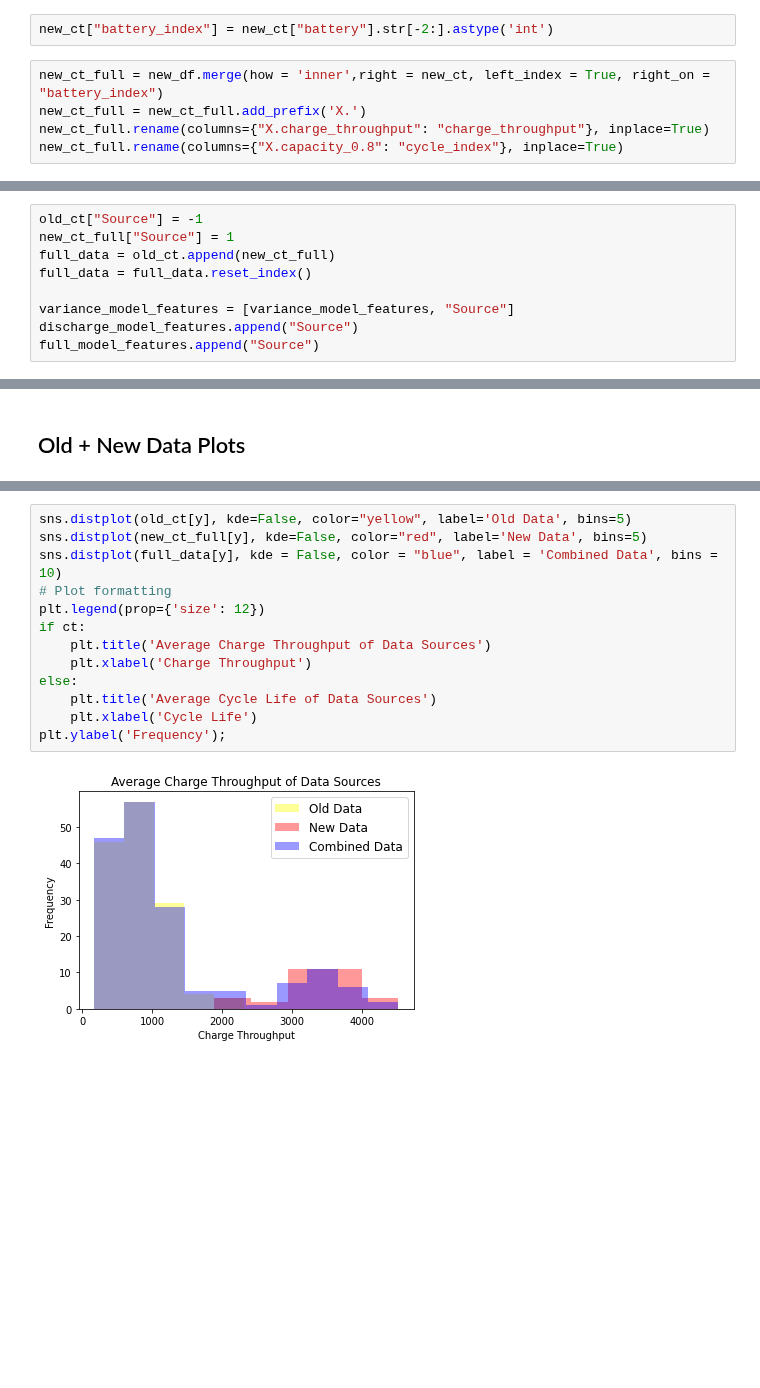
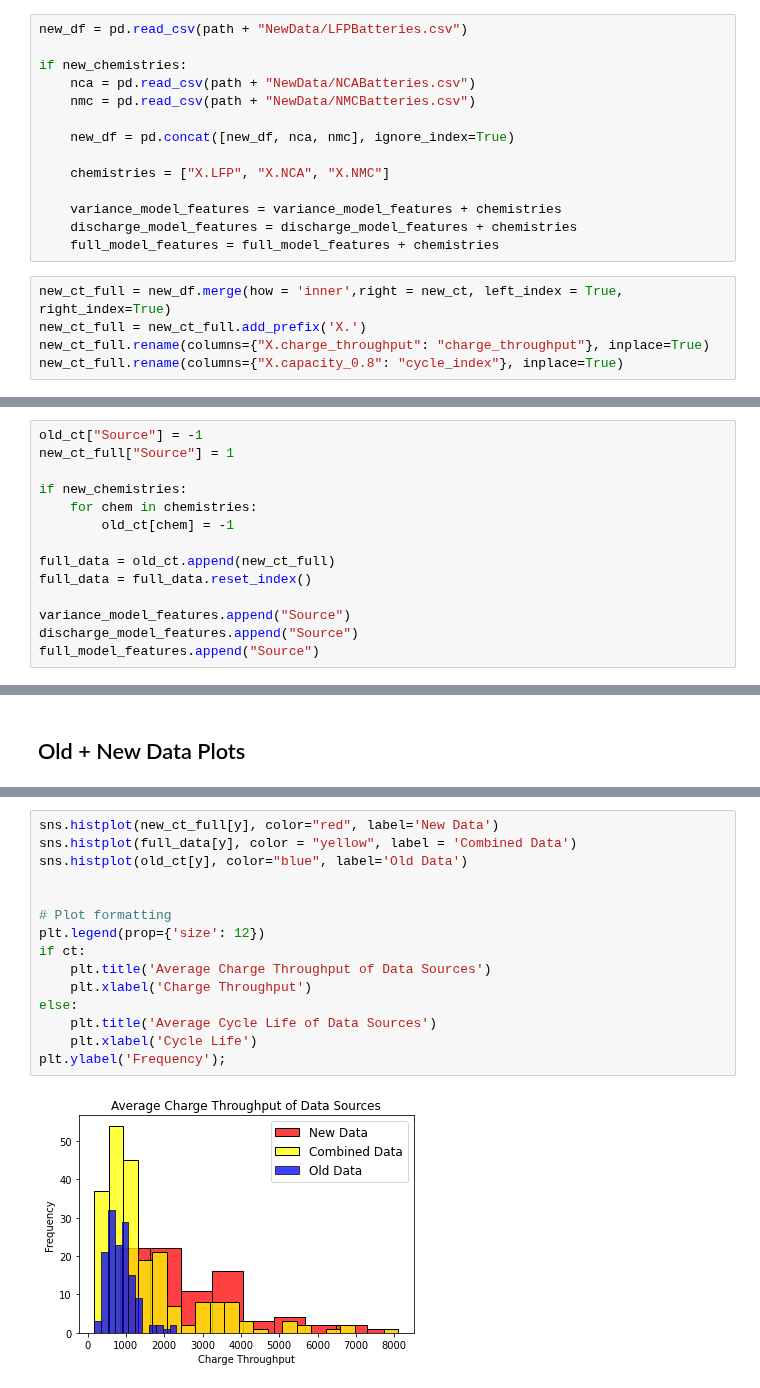
Before and after one commit to ayakkala1/TRI-Capstone, a Jupyter notebook: Old + New Model Analysis.ipynb, the cells around one changed output, grey strips where cells are left out. Drawn from its saved outputs; the diff is of its cells as text; blank space fills up the shorter version.

Commit message:
Added New Battery Chemistries

```diff
--- a/Old + New Model Analysis.ipynb
+++ b/Old + New Model Analysis.ipynb
@@ -561,7 +579,19 @@ new_df = pd.read_csv(path + "NewData/LFPBatteries.csv")
-# %%
-new_ct["battery_index"] = new_ct["battery"].str[-2:].astype('int')
+# %%
+new_df = pd.read_csv(path + "NewData/LFPBatteries.csv")
+
+if new_chemistries:
+    nca = pd.read_csv(path + "NewData/NCABatteries.csv")
+    nmc = pd.read_csv(path + "NewData/NMCBatteries.csv")
+
+    new_df = pd.concat([new_df, nca, nmc], ignore_index=True)
+
+    chemistries = ["X.LFP", "X.NCA", "X.NMC"]
+
+    variance_model_features = variance_model_features + chemistries
+    discharge_model_features = discharge_model_features + chemistries
+    full_model_features = full_model_features + chemistries
 # %%
-new_ct_full = new_df.merge(how = 'inner',right = new_ct, left_index = True, right_on = "battery_index")
+new_ct_full = new_df.merge(how = 'inner',right = new_ct, left_index = True, right_index=True)
 new_ct_full = new_ct_full.add_prefix('X.')
 new_ct_full.rename(columns={"X.charge_throughput": "charge_throughput"}, inplace=True)
 new_ct_full.rename(columns={"X.capacity_0.8": "cycle_index"}, inplace=True)
@@ -1041,10 +1040,15 @@ for column in new_data_metrics.columns[3:5]:
 # %%
 old_ct["Source"] = -1
 new_ct_full["Source"] = 1
+
+if new_chemistries:
+    for chem in chemistries:
+        old_ct[chem] = -1
+
 full_data = old_ct.append(new_ct_full)
 full_data = full_data.reset_index()
 
-variance_model_features = [variance_model_features, "Source"]
+variance_model_features.append("Source")
 discharge_model_features.append("Source")
 full_model_features.append("Source")
 # %%
@@ -1563,18 +1599,20 @@ plt.ylabel('Frequency');
 # %%
-sns.distplot(old_ct[y], kde=False, color="yellow", label='Old Data', bins=5)
-sns.distplot(new_ct_full[y], kde=False, color="red", label='New Data', bins=5)
-sns.distplot(full_data[y], kde = False, color = "blue", label = 'Combined Data', bins = 10)
+sns.histplot(new_ct_full[y], color="red", label='New Data')
+sns.histplot(full_data[y], color = "yellow", label = 'Combined Data')
+sns.histplot(old_ct[y], color="blue", label='Old Data')
+
+
 # Plot formatting
 plt.legend(prop={'size': 12})
 if ct:
     plt.title('Average Charge Throughput of Data Sources')
     plt.xlabel('Charge Throughput')
 else:
     plt.title('Average Cycle Life of Data Sources')
     plt.xlabel('Cycle Life')
 plt.ylabel('Frequency');
 # %% [output]
-[figure, old version]
+[figure, new version]
 # %%
 all_data_metrics = pd.DataFrame(data = {"Model & Source": ["Var (Linear)", "Var (E.N.)",
                                                            "Disc (Linear)", "Disc (E.N.)",
```
Also changed, not shown: parts of 75 cells of this notebook.
